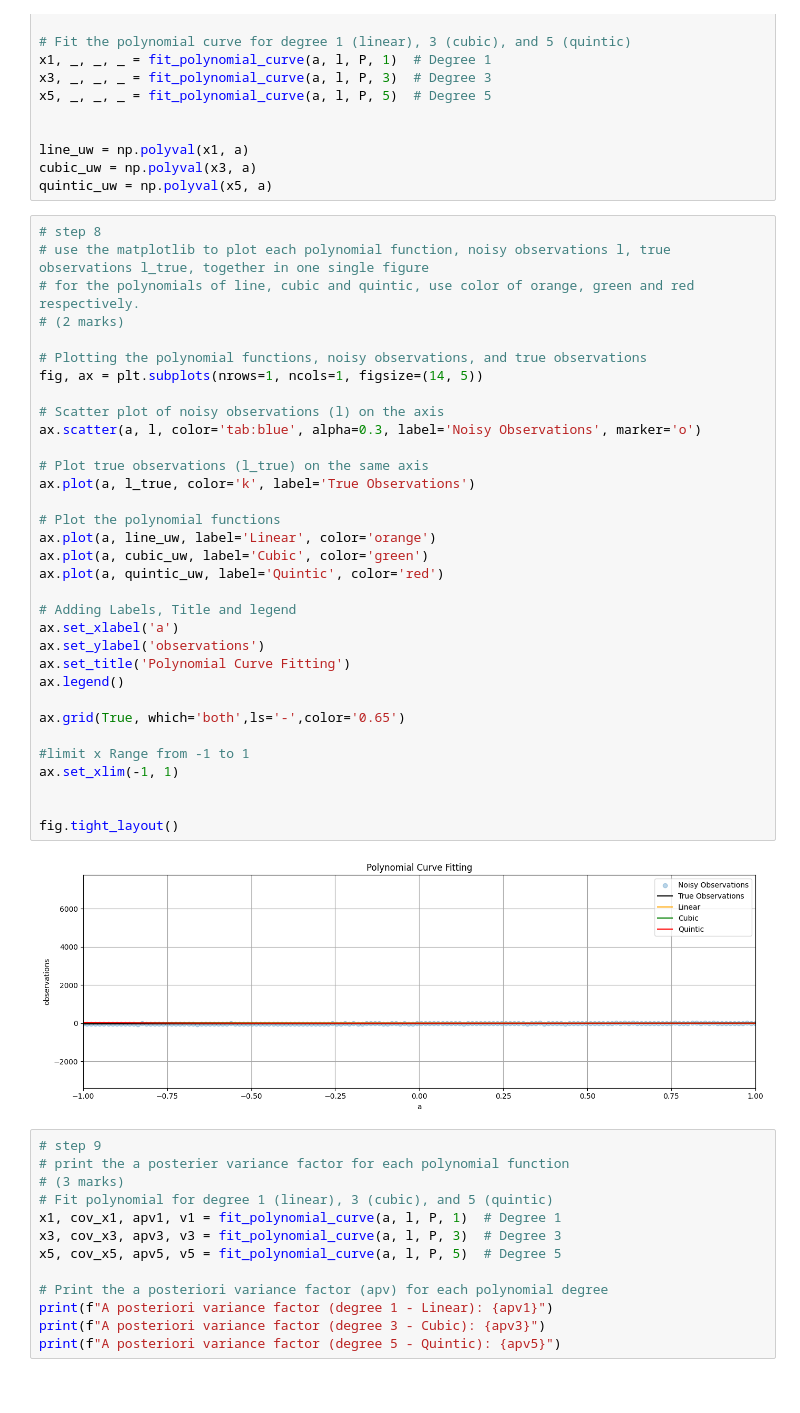
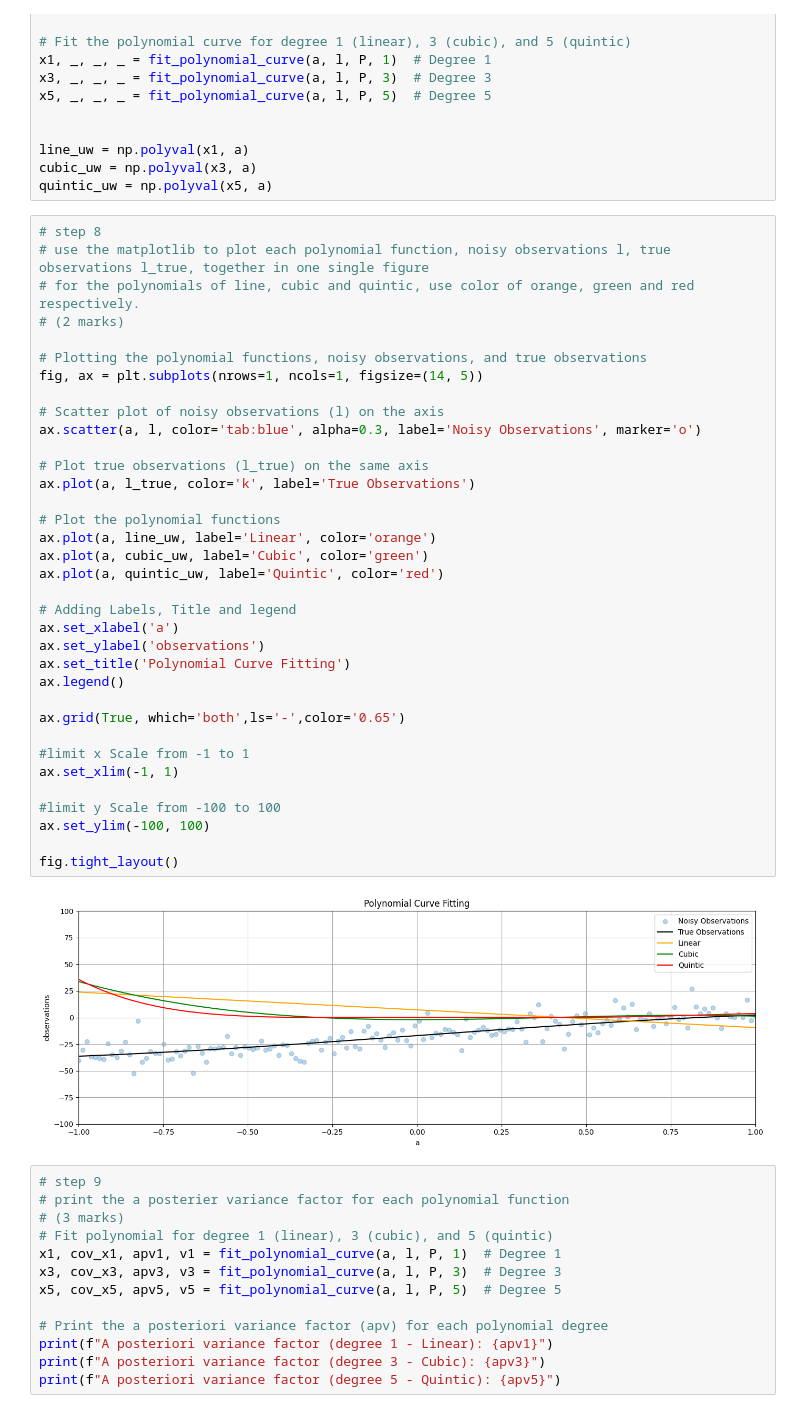
Before and after one commit to akosua-gyimah/engg680_2024_fall, a Jupyter notebook: Lab_Assignment2/Assignment2.ipynb, the cells around one changed output. Cells and saved outputs as stored; diff of their text form.

```diff
--- a/Lab_Assignment2/Assignment2.ipynb
+++ b/Lab_Assignment2/Assignment2.ipynb
@@ -242,35 +242,37 @@ quintic_uw = np.polyval(x5, a)
 # for the polynomials of line, cubic and quintic, use color of orange, green and red respectively.
 # (2 marks)
 
 # Plotting the polynomial functions, noisy observations, and true observations
 fig, ax = plt.subplots(nrows=1, ncols=1, figsize=(14, 5))
 
 # Scatter plot of noisy observations (l) on the axis
 ax.scatter(a, l, color='tab:blue', alpha=0.3, label='Noisy Observations', marker='o')
 
 # Plot true observations (l_true) on the same axis
 ax.plot(a, l_true, color='k', label='True Observations')
 
 # Plot the polynomial functions
 ax.plot(a, line_uw, label='Linear', color='orange')
 ax.plot(a, cubic_uw, label='Cubic', color='green')
 ax.plot(a, quintic_uw, label='Quintic', color='red')
 
 # Adding Labels, Title and legend
 ax.set_xlabel('a')
 ax.set_ylabel('observations')
 ax.set_title('Polynomial Curve Fitting')
 ax.legend()
 
 ax.grid(True, which='both',ls='-',color='0.65')
 
-#limit x Range from -1 to 1
+#limit x Scale from -1 to 1
 ax.set_xlim(-1, 1)
 
+#limit y Scale from -100 to 100
+ax.set_ylim(-100, 100)
 
 fig.tight_layout()
 # %% [output]
-[figure, old version]
+[figure, new version]
 # %%
 # step 9
 # print the a posterier variance factor for each polynomial function
```
Also changed, not shown: parts of 2 cells of this notebook.
